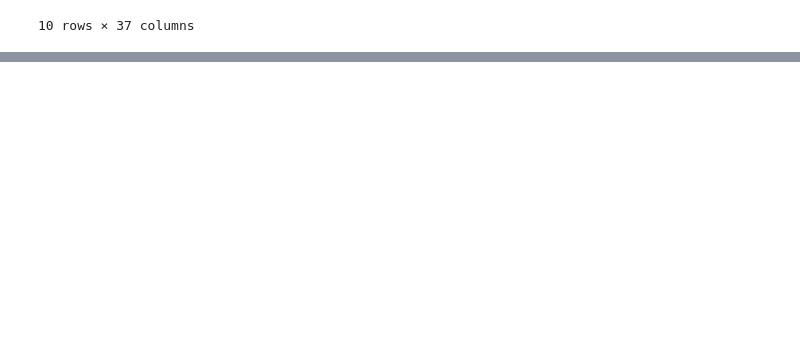
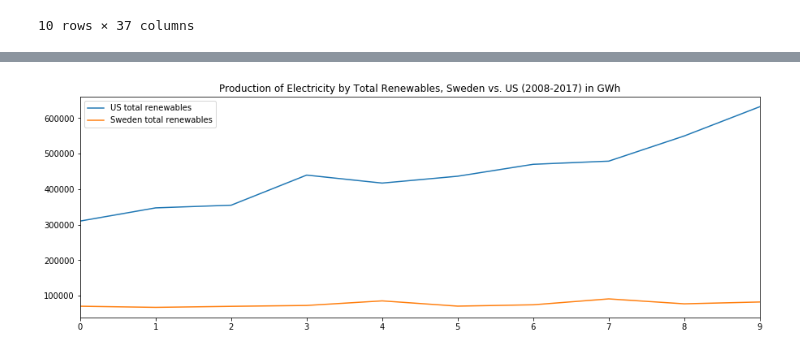
Before and after one commit to wtcarnes/Project-3-, a Jupyter notebook: Sweden CSV analysis.ipynb, the cells around one changed output, grey strips where cells are left out. Cells and saved outputs as stored; diff of their text form; code cells hidden in the pictures; blank space fills up the shorter version.

```diff
--- a/Sweden CSV analysis.ipynb
+++ b/Sweden CSV analysis.ipynb
@@ -276,0 +296,4 @@ plt.show()
+# %%
+merge_net = final_net.iloc[22:]
+# %%
+merge_df = pd.merge(merge_net, US_gen, on='Year', how='outer')
@@ -276,0 +315,3 @@ plt.show()
+# %%
+total_prod = merge_df
+list(merge_df.columns)
@@ -276,0 +336,3 @@ plt.show()
+# %%
+total_prod["US total renewables"] = merge_df['United States : conventional hydroelectric'] + merge_df['United States : wind'] + merge_df['United States : all solar']
+total_prod["Sweden total renewables"] = merge_df['hydro'] + merge_df['wind'] + merge_df['solar']
@@ -276,0 +354,6 @@ plt.show()
+# %%
+total_prod[["US total renewables", "Sweden total renewables"]].astype('int64').plot.line(figsize = [15,5], title = "Production of Electricity by Total Renewables, Sweden vs. US (2008-2017) in GWh")
+plt.savefig(r"C:\Users\wcarn\Desktop\GitHub\leaflet-challenge\Project-3-\assets\img\Production_of_Electricity.png")
+plt.show()
+# %% [output]
+[figure, added]
```
Also changed, not shown: parts of 19 cells of this notebook, 10 other files.
